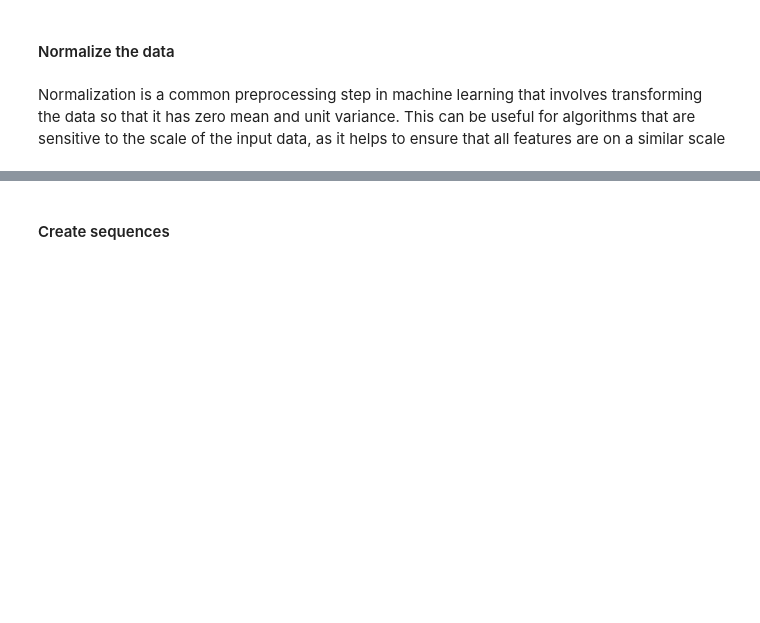
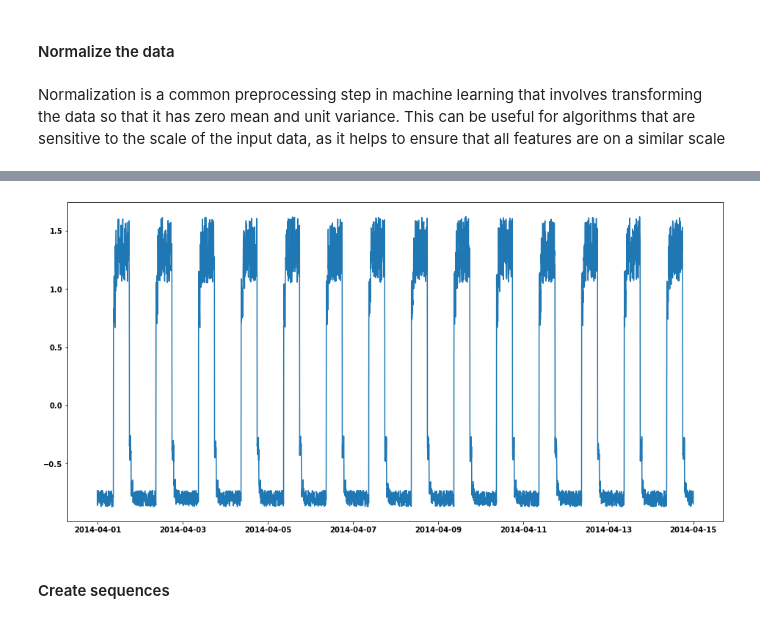
Before and after one commit to przemekbil/ML_and_stats, a Jupyter notebook: Assessments/Topic 5 - Time Series anomaly detection example.ipynb, the cells around one changed output, grey strips where cells are left out. Drawn from its saved outputs; the diff is of its cells as text; code cells hidden in the pictures; blank space fills up the shorter version.

```diff
--- a/Assessments/Topic 5 - Time Series anomaly detection example.ipynb
+++ b/Assessments/Topic 5 - Time Series anomaly detection example.ipynb
@@ -57,0 +46,14 @@ df_daily_jumpsup = pd.read_csv(
+# %%
+# Download both data sets
+# float_precision="round_trip" to ensure all 15 digits after the decimal point are read
+# https://stackoverflow.com/questions/44247486/understanding-pandas-read-csv-float-parsing
+
+# Download dataset without anomaly, use timestamp column as an index
+df_small_noise = pd.read_csv(
+    df_small_noise_url, parse_dates=True, index_col="timestamp", float_precision="round_trip"
+)
+
+# Download dataset with anomaly, use timestamp column as an index
+df_daily_jumpsup = pd.read_csv(
+    df_daily_jumpsup_url, parse_dates=True, index_col="timestamp", float_precision="round_trip"
+)
@@ -104,7 +187,17 @@ print("\nNumber of training samples:", len(df_training_value))
 # %%
-fig, ax = plt.subplots(figsize=(16,6))
-df_training_value.plot(legend=False, ax=ax)
-plt.show()
+# Create a figure and an axis
+fig, ax = plt.subplots(figsize=(16,8))
+
+# Get the y-values from the 'value' column of the dataframe
+y = df_training_value['value'].values
+
+# Get the x-values from the index of the dataframe
+x = df_training_value.index
+
+# Plot the signal on the axis
+ax.plot(x, y, label='Signal');
+# %% [output]
+[figure, added]
 # %% [markdown]
 #### Create sequences
 # %% [markdown]
```
Also changed, not shown: parts of 28 cells of this notebook.
